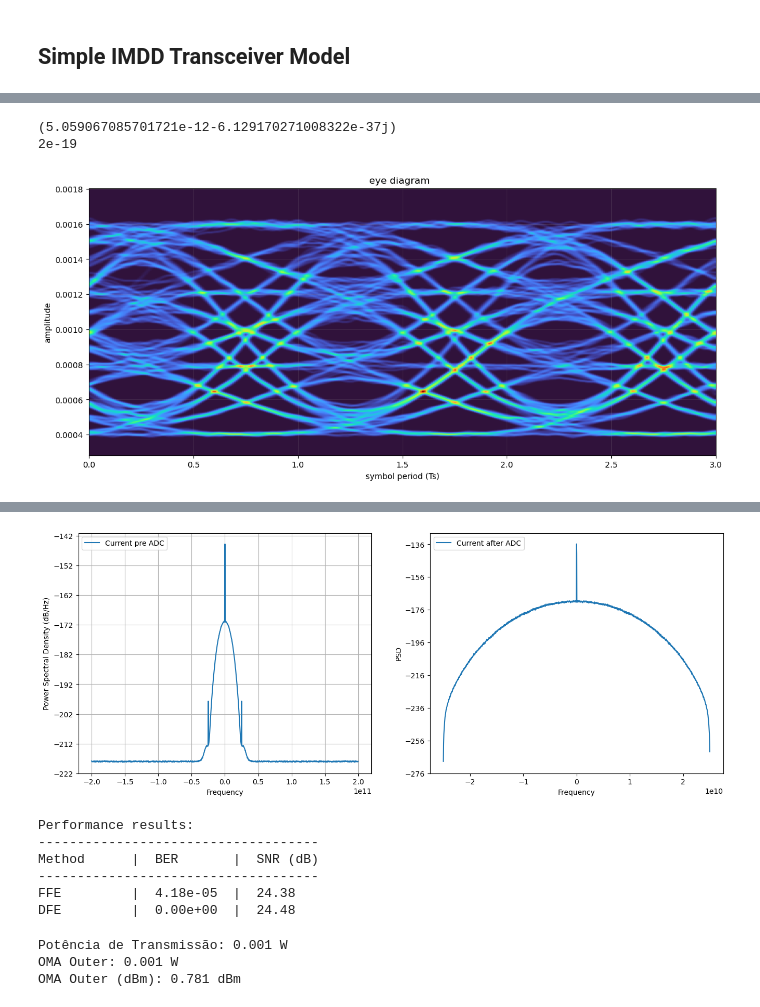
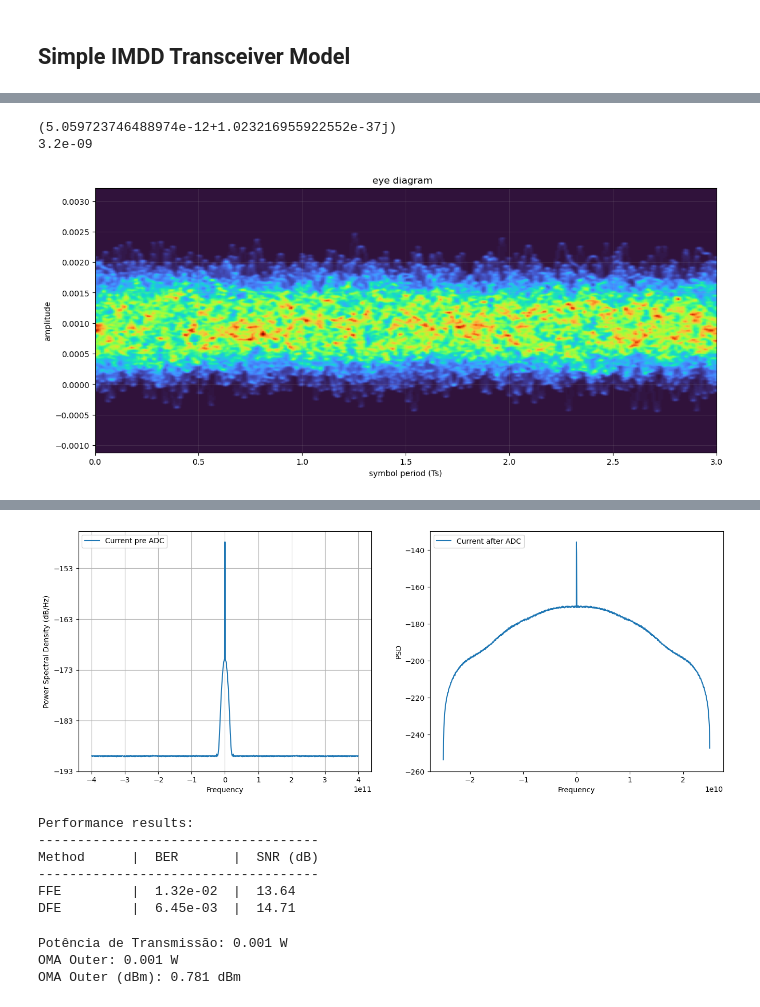
Before and after one commit to elmerfariass/Performance-Modeling-for-High-Capacity-IMDD-Systems, a Jupyter notebook: IMDD_Simulation/Section-II_Simulation.ipynb, the cells around one changed output, grey strips where cells are left out. Drawn from its saved outputs; the diff is of its cells as text; code cells hidden in the pictures.

```diff
--- a/IMDD_Simulation/Section-II_Simulation.ipynb
+++ b/IMDD_Simulation/Section-II_Simulation.ipynb
@@ -56,11 +56,13 @@ ER_lin = 10**(6/10)
 P_avg_alvo = 1.0
 
 #Sample Per Symbol
-SpS= 2
+SpS= 16
 
 # Sample Rate
 Fs= Rs*SpS
-n_dac = 8
+n_dac = 16
+Res = 16
+DAC_ADC = False
 
 #Sample Time
 Ts= 1/Fs
@@ -70,7 +72,7 @@ M= 4
 
 #Parameters for Bits Generation
 paramBits =  parameters()
-paramBits.nBits = 500000
+paramBits.nBits = 1000000
 paramBits.mode= 'random'
 paramBits.seed = 7
 bits = bitSource(paramBits)
@@ -98,11 +100,16 @@ Vpp_calculado = (2 * paramMZM.Vpi / np.pi) * np.arcsin(x)
 paramDAC = parameters()
 paramDAC.inFs = Fs            # Frequência de entrada (igual a Rs = 25e9)
 paramDAC.outFs = n_dac*Fs        # Frequência de saída da simulação (Rs * SpS = 400e9)
-paramDAC.nBits = 8         # Resolução nominal alta para emular DAC ideal
-paramDAC.ENOB = 8           # Bits efetivos ideais (sem ruído térmico no DAC)
+paramDAC.nBits = Res         # Resolução nominal alta para emular DAC ideal
+paramDAC.ENOB = paramDAC.nBits           # Bits efetivos ideais (sem ruído térmico no DAC)
 paramDAC.Vpp = Vpp_calculado           # Tensão pico a pico elétrica normalizada
 paramDAC.AIF = True         # Filtro Anti-Imagem desligado (evita filtro redundante)
-signal_Tx_DAC = dac(signal_Tx, paramDAC)
+
+if(DAC_ADC):
+    signal_Tx_DAC = dac(signal_Tx, paramDAC)
+else:
+    paramDAC.outFs = Fs
+    signal_Tx_DAC = signal_Tx
 
 E_unit = mzm(1.0 + 0j, signal_Tx_DAC, paramMZM)
 P_avg_unit = np.mean(np.abs(E_unit)**2)
@@ -378,7 +385,7 @@ paramPD.Tc = Tc                           # Não utilizado (o artigo fixa a PSD
 paramPD.Id = 10e-9                             # Corrente de escuro zero (omitida no modelo matemático)
 paramPD.Ipd_sat = 5e-3                    # Irrelevante (saturação desligada)
 paramPD.B = 16e9
-paramPD.RL = 4 * kB * T_kelvin * paramPD.B / 2e-19
+paramPD.RL = (4 * kB * T_kelvin) / 2e-19
 #paramPD.RL = 50                          # Irrelevante (limitação de banda desligada aqui)
 paramPD.Fs = paramDAC.outFs               # Frequência de amostragem global da simulação
 paramPD.fType = 'rect'                    # Irrelevante
@@ -392,35 +399,39 @@ paramPD.seed = 7                          # Qualquer número inteiro
 
 PD_signalRx= photodiode(signal_optRx, paramPD)
 
 eyediagram(np.real(PD_signalRx), len(PD_signalRx), n_dac*SpS ,ptype = 'fancy', plotlabel = "" \
 "")
 #plt.psd(PD_signalRx, NFFT = 1024, Fs = paramDAC.outFs, sides = 'twosided')
 
 paramAdc = parameters()
 paramAdc.inFs = paramDAC.outFs
 paramAdc.outFs = Fs
 paramAdc.Nbits = paramDAC.nBits
 paramAdc.ENOB = paramDAC.ENOB
 paramAdc.Vmax = np.max(np.abs(PD_signalRx))
 paramAdc.Vmin = -paramAdc.Vmax
-paramAdc.AAF = False
+paramAdc.AAF = True
 
-sigRx = adc(PD_signalRx, paramAdc)
+if(DAC_ADC):
+    sigRx = adc(PD_signalRx, paramAdc)
+else:
+    sigRx = PD_signalRx
+
 sigRx = firFilter(pulse, sigRx)
 
 
 fig, axs = plt.subplots(1, 2, figsize=(16,6))
 # plot psd
 axs[0].psd(PD_signalRx, Fs=paramDAC.outFs, NFFT = 2048, sides='twosided', label = 'Current pre ADC')
 axs[0].legend(loc='upper left');
 
 axs[1].psd(sigRx, Fs = Fs, NFFT = 2048, sides = 'twosided', label = "Current after ADC")
 axs[1].set_ylabel('PSD')
 axs[1].set_xlabel('Frequency')
 axs[1].legend(loc='upper left')
 axs[1].grid()
 plt.rcParams['figure.figsize'] = (14, 6)
 # %% [output]
-(5.059067085701721e-12-6.129170271008322e-37j)
-2e-19
+(5.059723746488974e-12+1.023216955922552e-37j)
+3.2e-09
-[figure, old version]
+[figure, new version]
@@ -427,20 +439,30 @@ plt.rcParams['figure.figsize'] = (14, 6)
-[figure, old version]
+[figure, new version]
 # %%
-nTrain = 10000 # number of training symbols
+nTrain = 40000 # number of training symbols
 plots = False  # enable/disable plots of equalizer taps and MSE convergence
 trainingMode = "fulltime"
+
+paramDec = parameters()
+paramDec.SpSin = SpS
+paramDec.SpS_out = 2
+
+if(DAC_ADC):
+    sigRx_eq = sigRx
+else:
+    sigRx_eq = decimate(sigRx, paramDec)
+
 
 # Apply DFE equalization
 paramDFE = parameters()
 paramDFE.nTapsFF = 200
 paramDFE.nTapsFB = 30
-paramDFE.SpS = SpS
+paramDFE.SpS = paramDec.SpSout
 paramDFE.mu = 2e-3
 paramDFE.nTrain = nTrain
 paramDFE.M = M
 paramDFE.trainingMode = trainingMode
 
-outDFE, f, b, mseDFE = dfe(sigRx, symb_Tx, paramDFE)
+outDFE, f, b, mseDFE = dfe(sigRx_eq, symb_Tx, paramDFE)
 outDFE = pnorm(outDFE)
 
 if plots:
@@ -458,12 +480,12 @@ paramFFE = parameters()
 paramFFE.nTaps = 200
 paramFFE.mu = 2e-3
 paramFFE.nTrain = nTrain
-paramFFE.SpS = SpS
+paramFFE.SpS = paramDec.SpSout
 paramFFE.M = M
 paramFFE.trainingMode = trainingMode
 
-outFFE, h, mseFFE = ffe(sigRx, symb_Tx, paramFFE)
-#outFFE = pnorm(outFFE)
+outFFE, h, mseFFE = ffe(sigRx_eq, symb_Tx, paramFFE)
+outFFE = pnorm(outFFE)
 
 if plots:
     plt.figure(figsize=(10,3))
@@ -493,8 +515,8 @@ Performance results:
 ------------------------------------
 Method      |  BER       |  SNR (dB)
 ------------------------------------
-FFE         |  4.18e-05  |  24.38
-DFE         |  0.00e+00  |  24.48
+FFE         |  1.32e-02  |  13.64
+DFE         |  6.45e-03  |  14.71
 # %%
 Rs = 25e9
 pTx_dBm = 0
```
Also changed, not shown: parts of 3 cells of this notebook.
